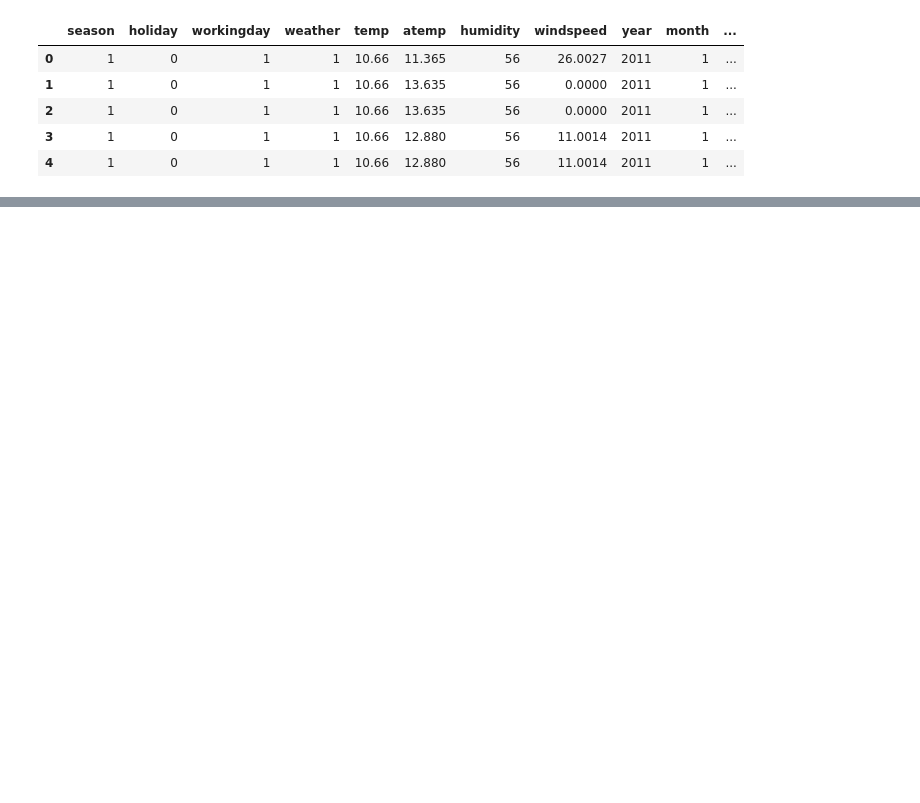
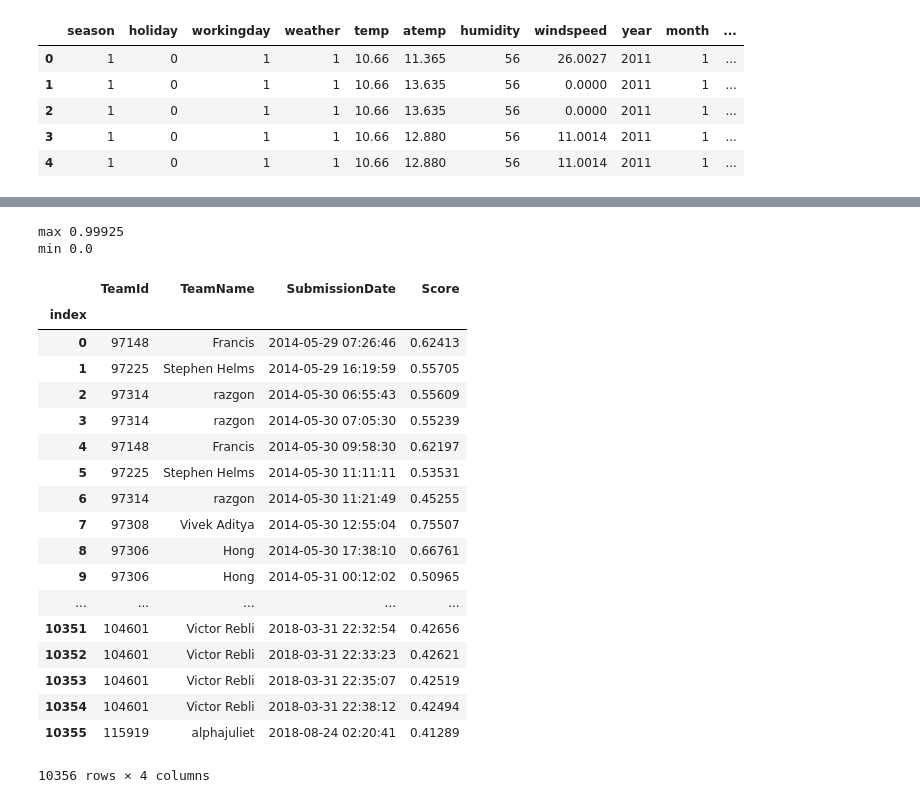
Before and after one commit to xtrmstep/bike-sharing-demand-exercise, a Jupyter notebook: bike-sharing-features.ipynb, the cells around one changed output, grey strips where cells are left out. Drawn from its saved outputs; the diff is of its cells as text; code cells hidden in the pictures; blank space fills up the shorter version.

```diff
--- a/bike-sharing-features.ipynb
+++ b/bike-sharing-features.ipynb
@@ -218,0 +229,35 @@ result_df[['datetime','count']].to_csv('bsd_submission.csv', index=False)
+# %%
+import numpy as np
+import matplotlib.pylab as plt
+
+in1scores = lb[lb['Score']<1]
+
+print("max",in1scores['Score'].max())
+print("min",in1scores['Score'].min())
+
+d = in1scores.reset_index().reset_index()
+d['index'] = d['level_0']
+del(d['level_0'])
+d.set_index('index')
+# %% [output]
+max 0.99925
+min 0.0
+|  | TeamId | TeamName | SubmissionDate | Score |
+| index |  |  |  |  |
+| 0 | 97148 | Francis | 2014-05-29 07:26:46 | 0.62413 |
+| 1 | 97225 | Stephen Helms | 2014-05-29 16:19:59 | 0.55705 |
+| 2 | 97314 | razgon | 2014-05-30 06:55:43 | 0.55609 |
+| 3 | 97314 | razgon | 2014-05-30 07:05:30 | 0.55239 |
+| 4 | 97148 | Francis | 2014-05-30 09:58:30 | 0.62197 |
+| 5 | 97225 | Stephen Helms | 2014-05-30 11:11:11 | 0.53531 |
+| 6 | 97314 | razgon | 2014-05-30 11:21:49 | 0.45255 |
+| 7 | 97308 | Vivek Aditya | 2014-05-30 12:55:04 | 0.75507 |
+| 8 | 97306 | Hong | 2014-05-30 17:38:10 | 0.66761 |
+| 9 | 97306 | Hong | 2014-05-31 00:12:02 | 0.50965 |
+| ... | ... | ... | ... | ... |
+| 10351 | 104601 | Victor Rebli | 2018-03-31 22:32:54 | 0.42656 |
+| 10352 | 104601 | Victor Rebli | 2018-03-31 22:33:23 | 0.42621 |
+| 10353 | 104601 | Victor Rebli | 2018-03-31 22:35:07 | 0.42519 |
+| 10354 | 104601 | Victor Rebli | 2018-03-31 22:38:12 | 0.42494 |
+| 10355 | 115919 | alphajuliet | 2018-08-24 02:20:41 | 0.41289 |
+10356 rows × 4 columns
```
Also changed, not shown: parts of 7 cells of this notebook, 4 other files.
